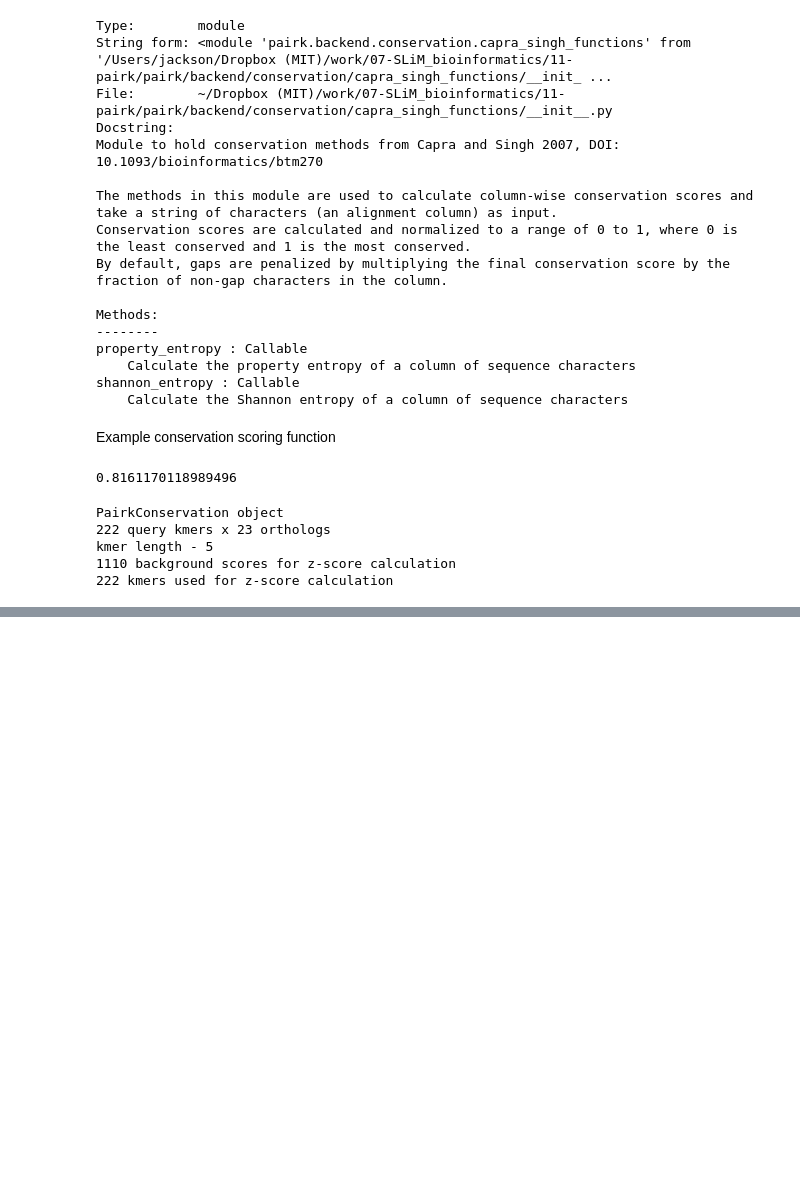
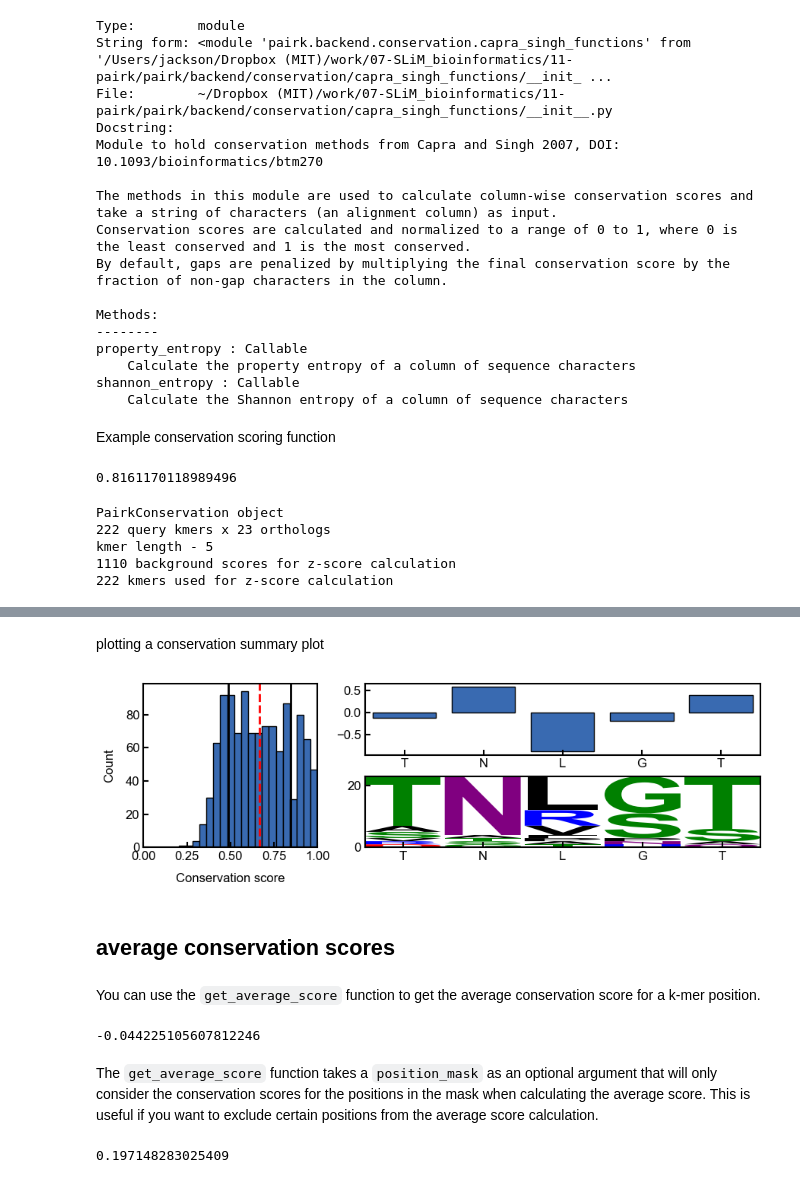
Before and after one commit to jacksonh1/pairk, a Jupyter notebook: demo/demo.ipynb, the cells around one changed output, grey strips where cells are left out. Drawn from its saved outputs; the diff is of its cells as text; code cells hidden in the pictures; blank space fills up the shorter version.

```diff
--- a/demo/demo.ipynb
+++ b/demo/demo.ipynb
@@ -646,0 +519,26 @@ def score_to_zscore(score_arr: np.ndarray, bg_scores: np.ndarray) -> np.ndarray:
+# %% [markdown]
+plotting a conservation summary plot
+# %%
+fig, axd=conservation_results.plot_conservation_mosaic(
+    position = 0,
+    score_type='z_score',
+    figsize=(9, 3)
+)
+plt.tight_layout(h_pad=0.5, w_pad=0.5)
+# %% [output]
+[figure, added]
+# %% [markdown]
+## average conservation scores
+# %% [markdown]
+You can use the `get_average_score` function to get the average conservation score for a k-mer position.
+# %%
+conservation_results.get_average_score(0, score_type='z_score')
+# %% [output]
+-0.044225105607812246
+# %% [markdown]
+The `get_average_score` function takes a `position_mask` as an optional argument that will only consider the conservation scores for the positions in the mask when calculating the average score. This is useful if you want to exclude certain positions from the average score calculation.
+# %%
+position_mask = [0, 1, 0, 1, 0]
+conservation_results.get_average_score(0, score_type='z_score', position_mask=position_mask)
+# %% [output]
+0.197148283025409
```
Also changed, not shown: parts of 55 cells of this notebook, 5 other files.
